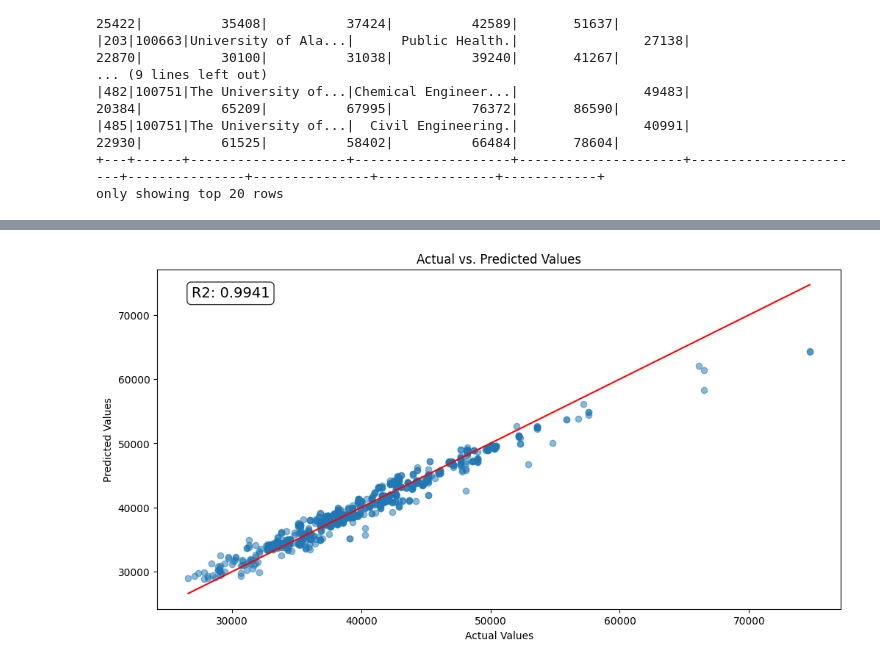
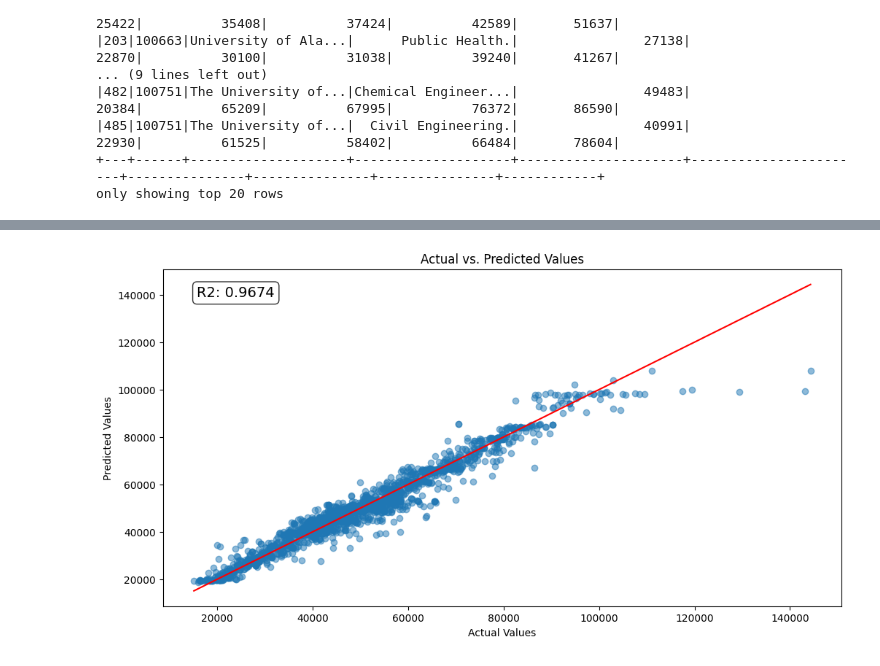
Before and after one commit to jepowers65/project4_group3, a Jupyter notebook: income_modeling/Group3_Proj4_jp_colab.ipynb, the cells around one changed output, grey strips where cells are left out. Saved outputs shown, nothing was run; the diff lists cells and outputs as text; code cells hidden in the pictures.

```diff
--- a/income_modeling/Group3_Proj4_jp_colab.ipynb
+++ b/income_modeling/Group3_Proj4_jp_colab.ipynb
@@ -191 +182,7 @@ data_ready = assembler.transform(encoded_df)
+# %%
+# Define a pipeline to streamline all transformations
+pipeline = Pipeline(stages=[indexer1, indexer2, encoder, assembler_for_scaling, scaler, polyExpansion, assembler])
+
+# Apply the transformations
+data_ready = pipeline.fit(field_df).transform(field_df)
 # %%
@@ -197,7 +193,7 @@ train_df, test_df = data_ready.randomSplit([0.8, 0.2], seed=42)
 from pyspark.ml.regression import LinearRegression
 
 # Define the linear regression model
-lr = LinearRegression(featuresCol="features", labelCol="MN_EARN_WNE_P6")
+lr = LinearRegression(featuresCol="features", labelCol="EARN_MDN_4YR")
 
 # Fit the model
 lr_model = lr.fit(train_df)
@@ -208,7 +204,7 @@ predictions_df = lr_model.transform(test_df)
 # Evaluate the model
 from pyspark.ml.evaluation import RegressionEvaluator
 
-evaluator = RegressionEvaluator(labelCol="MN_EARN_WNE_P6", predictionCol="prediction", metricName="mse")
+evaluator = RegressionEvaluator(labelCol="EARN_MDN_4YR", predictionCol="prediction", metricName="rmse")
 mse = evaluator.evaluate(predictions_df)
-print(f"Mean Squared Error (MSE) on test data: {mse}")
+print(f"Root Mean Squared Error (RMSE): {mse:.2f}")
 # %% [output]
@@ -224,8 +220,6 @@ R-squared: 0.9940637646933256
 # %%
-import matplotlib.pyplot as plt
-
 # Extract actual and predicted values
-actual_values = predictions_df.select("MN_EARN_WNE_P6").rdd.flatMap(lambda x: x).collect()
+actual_values = predictions_df.select("EARN_MDN_4YR").rdd.flatMap(lambda x: x).collect()
 predicted_values = predictions_df.select("prediction").rdd.flatMap(lambda x: x).collect()
 
 # Plot
@@ -245,7 +239,7 @@ plt.show()
 from pyspark.ml.regression import RandomForestRegressor
 
 # Define the regressor
-rf_regressor = RandomForestRegressor(featuresCol='features', labelCol='MN_EARN_WNE_P6', numTrees=100)
+rf_regressor = RandomForestRegressor(featuresCol='features', labelCol='EARN_MDN_4YR', numTrees=100)
 
 # Train the regressor
 rf_model = rf_regressor.fit(train_df)
@@ -272,20 +264,17 @@ R-squared: 0.9940637646933256
 # %%
-import pandas as pd
-import matplotlib.pyplot as plt
-
 # Convert to Pandas DataFrame for visualization
-pdf = predictions_df.select("MN_EARN_WNE_P6", "prediction").toPandas()
+pdf = predictions_df.select("EARN_MDN_4YR", "prediction").toPandas()
 
 plt.figure(figsize=(12, 6))
-plt.scatter(pdf["MN_EARN_WNE_P6"], pdf["prediction"], alpha=0.5)
+plt.scatter(pdf["EARN_MDN_4YR"], pdf["prediction"], alpha=0.5)
 plt.xlabel("Actual Values")
 plt.ylabel("Predicted Values")
 plt.title("Actual vs. Predicted Values")
 plt.plot([min(actual_values), max(actual_values)], [min(actual_values), max(actual_values)], color='red')
 plt.text(0.05, 0.95, f'R2: {r2:.4f}', transform=plt.gca().transAxes, fontsize=14, verticalalignment='top', bbox=dict(boxstyle='round', facecolor='white', alpha=0.8))
 plt.show()
 # %% [output]
-[figure, old version]
+[figure, new version]
 # %%
 #Optimize the model
 
```
Also changed, not shown: parts of 34 cells of this notebook.
